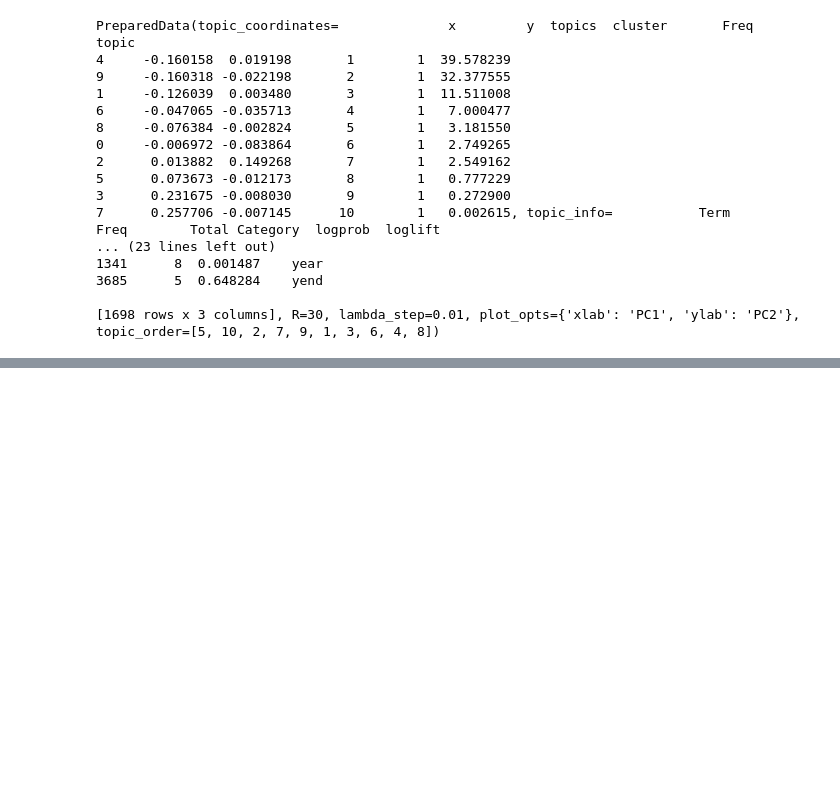
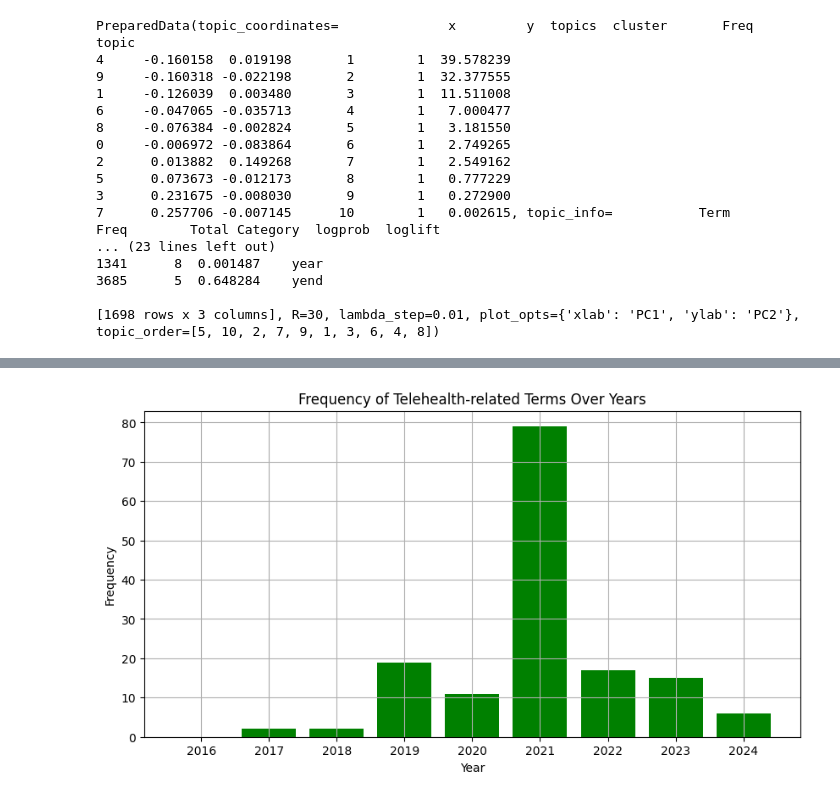
Before and after one commit to datasci-w266/2024-fall-main, a Jupyter notebook: 266_Final_Project.ipynb, the cells around one changed output, grey strips where cells are left out. Saved outputs shown, nothing was run; the diff lists cells and outputs as text; code cells hidden in the pictures; blank space fills up the shorter version.

```diff
--- a/266_Final_Project.ipynb
+++ b/266_Final_Project.ipynb
@@ -167,0 +314,32 @@ topic
+# %%
+from collections import defaultdict, Counter
+
+# Create a dictionary to store documents by year
+documents_by_year = defaultdict(list)
+
+for year, text in texts_with_dates:
+    if year:  # Check if year is not None
+        documents_by_year[year].append(text)
+
+# Calculate frequency of telehealth-related terms per year
+telehealth_freq = {}
+for year, docs in documents_by_year.items():
+    year_counter = Counter()
+    for doc in docs:
+        words = doc.split()  # Assuming docs are already tokenized appropriately
+        year_counter.update(words)
+    telehealth_freq[year] = sum(year_counter.get(term, 0) for term in telehealth_terms)
+
+# Plot the frequencies
+years = sorted(telehealth_freq.keys())
+values = [telehealth_freq[year] for year in years]
+
+plt.figure(figsize=(10, 5))
+plt.bar(years, values, color='green')
+plt.title('Frequency of Telehealth-related Terms Over Years')
+plt.xlabel('Year')
+plt.ylabel('Frequency')
+plt.grid(True)
+plt.show()
+# %% [output]
+[figure, added]
```
Also changed, not shown: parts of 16 cells of this notebook.
